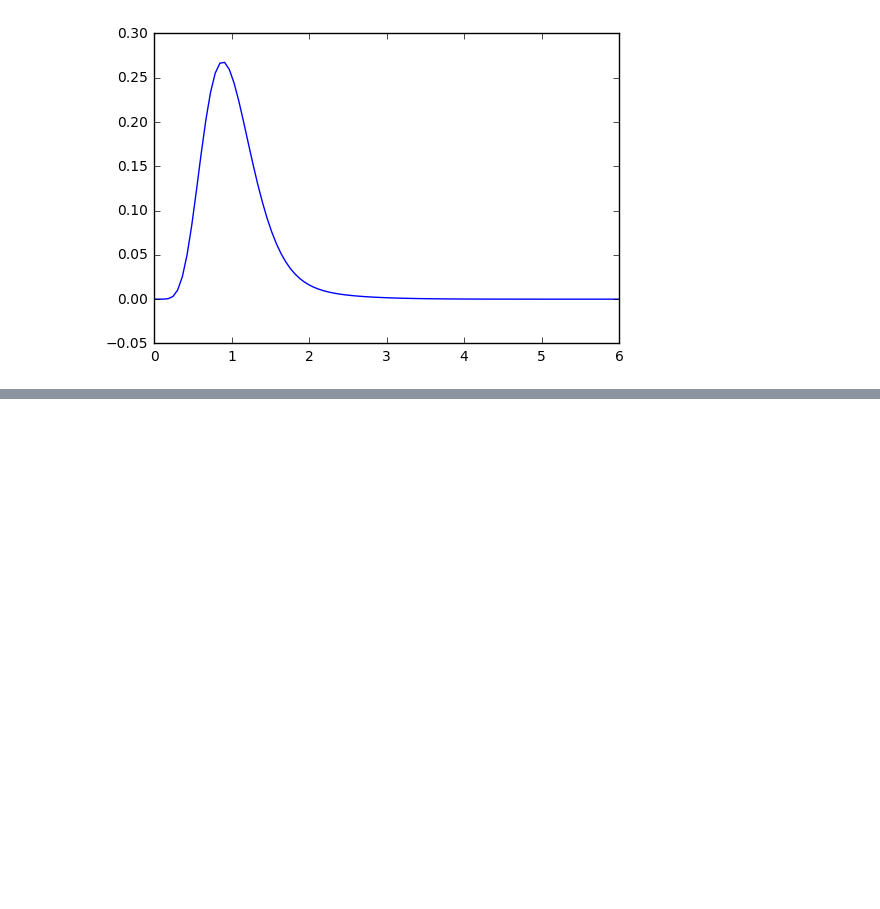
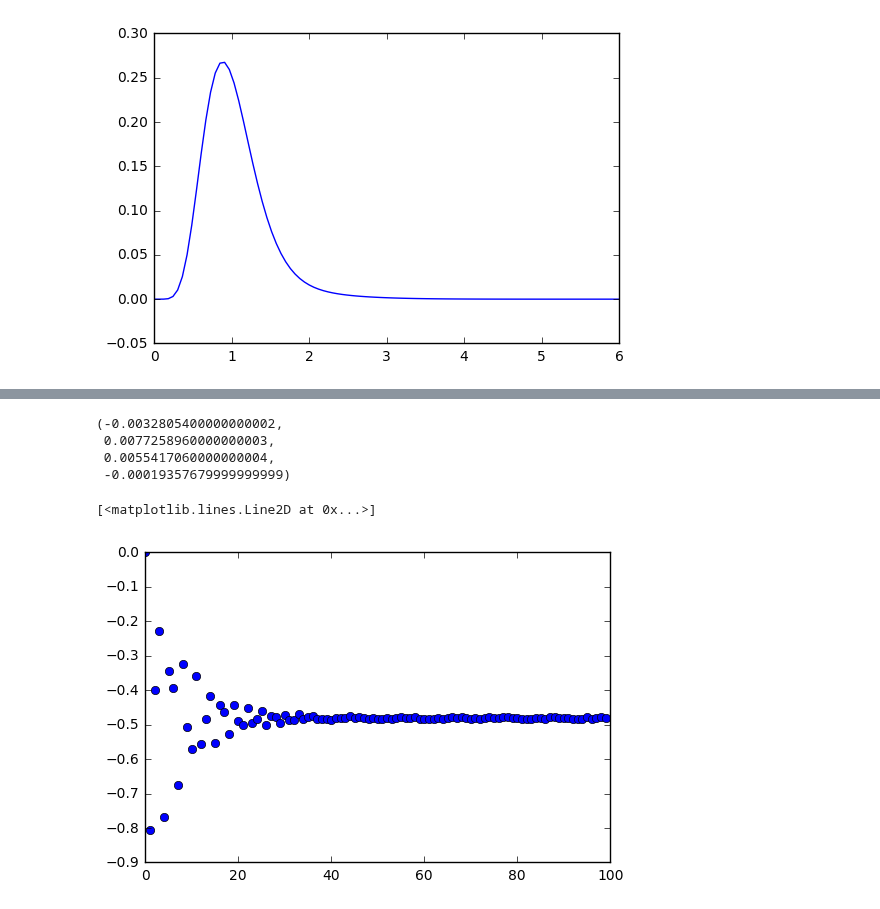
Before and after one commit to 123daimanu/DR_EAM, a Jupyter notebook: DataExtractDumpChargeDensity.ipynb, the cells around one changed output, grey strips where cells are left out. Saved outputs shown, nothing was run; the diff lists cells and outputs as text; code cells hidden in the pictures; blank space fills up the shorter version.

```diff
--- a/DataExtractDumpChargeDensity.ipynb
+++ b/DataExtractDumpChargeDensity.ipynb
@@ -284,0 +330,12 @@ array([-19.237311, -16.974098, -14.710885, -12.447672, -10.184459,
+# %%
+c[60,239],c[60,386],c[60,263],c[60,115]
+# %% [output]
+(-0.0032805400000000002,
+ 0.0077258960000000003,
+ 0.0055417060000000004,
+ -0.00019357679999999999)
+# %%
+lab.plot(num.min(c[:,layer[9][0]],axis=1),'o')
+# %% [output]
+[<matplotlib.lines.Line2D at 0x...>]
+[figure, added]
```
Also changed, not shown: parts of 13 cells of this notebook.
